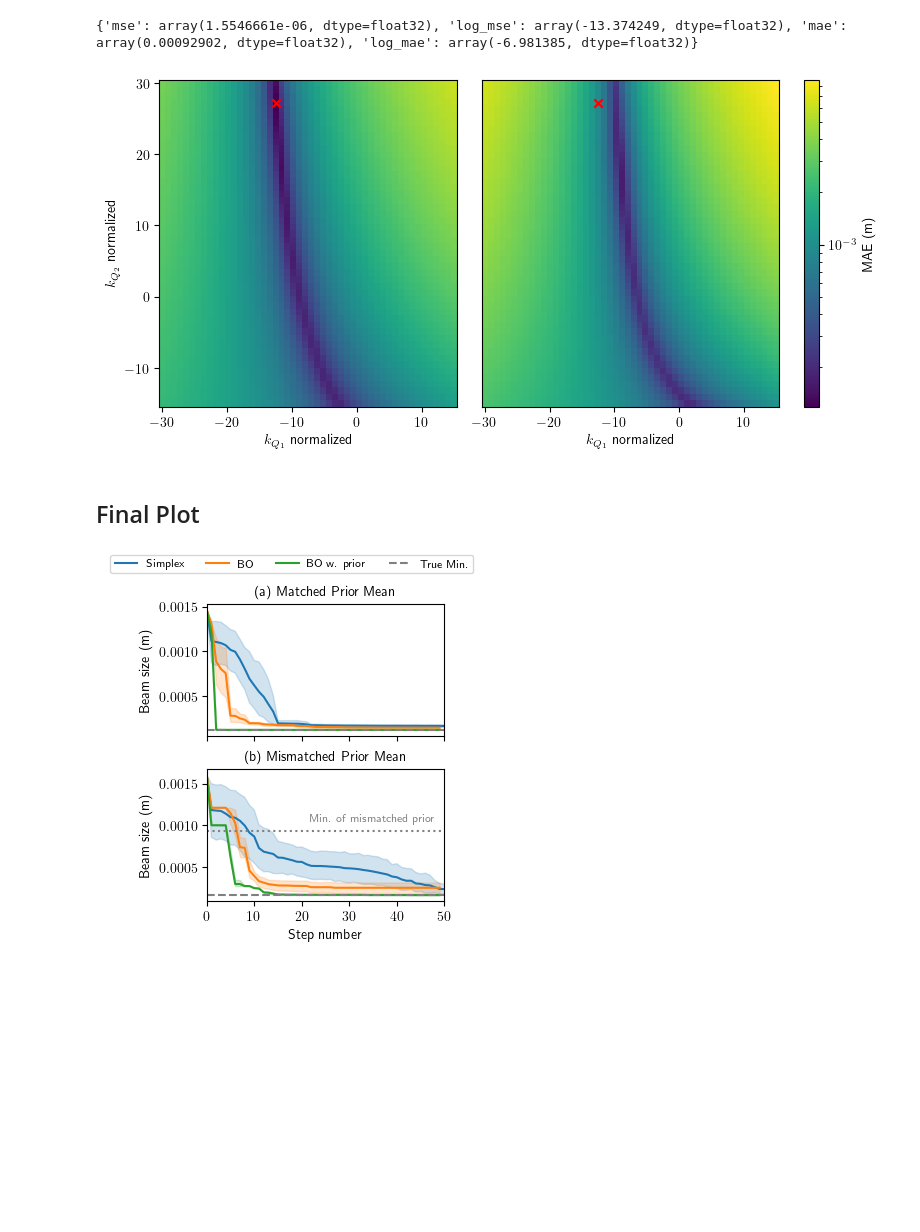
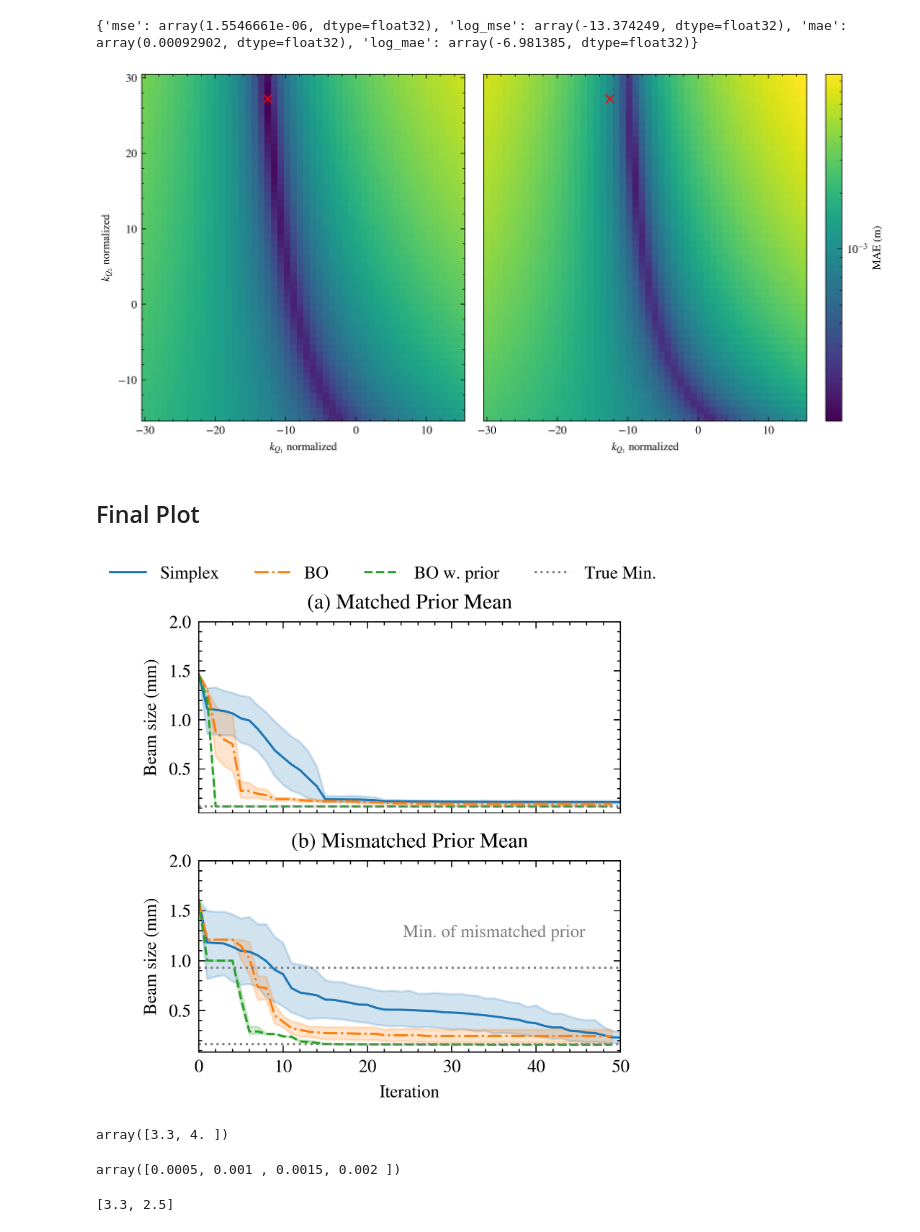
Before and after one commit to desy-ml/cheetah-demos, a Jupyter notebook: bo_prior/plot_bo_cheetah_result.ipynb, the cells around one changed output. Cells and saved outputs as stored; diff of their text form; code cells hidden in the pictures; blank space fills up the shorter version.

Commit message:
Update plotting style

```diff
--- a/bo_prior/plot_bo_cheetah_result.ipynb
+++ b/bo_prior/plot_bo_cheetah_result.ipynb
@@ -13,19 +14,7 @@ import pandas as pd
-# %%
-# Plotting Styles
-
-plt.rcParams.update(
-    {
-        "text.usetex": True,
-        "font.family": "sans-serif",
-        "font.sans-serif": ["Arial"],
-        "axes.titlesize": 10,
-        "axes.labelsize": 10,
-        "legend.fontsize": 8,
-    }
-)
-inches_per_pt = 1.0/72.27
-line_width = 214.7352
-fig_width = line_width*inches_per_pt
+# %%
+# Plotting Styles
+colors = plt.rcParams["axes.prop_cycle"].by_key()["color"]
+plt.style.use(["science", "ieee", "no-latex"])
 # %%
 # Load Data
 df_nm = pd.read_csv("data/NM_matched.csv")
@@ -108,42 +97,59 @@ for ax in axes[:2]:
 plt.colorbar(cbar, cax=axes[2], label="MAE (m)")
 fig.tight_layout()
 # %% [output]
-[figure, old version]
+[figure, new version]
 # %% [markdown]
 ## Final Plot
 # %%
 #
-fig, [ax1, ax2] = plt.subplots(2, 1, figsize=(fig_width, fig_width*1.3), sharex=True)
+figsize = list(plt.rcParams["figure.figsize"])
+figsize[1] *= 1.4
+fig, [ax1, ax2] = plt.subplots(2, 1,figsize=figsize, sharex=True)
 
 # Matched Case
-sns.lineplot(data=df_nm, x="step", y="best_mae", ax=ax1, label="Simplex")
-sns.lineplot(data=df_bo_matched, x="step", y="best_mae", ax=ax1, label="BO")
-sns.lineplot(data=df_bo_prior_matched, x="step", y="best_mae", ax=ax1, label="BO w. prior")
-ax1.axhline(y=Z.min(), color="grey", linestyle="--", label="True Min.")
+sns.lineplot(data=df_nm, x="step", y="best_mae", ax=ax1, label="Simplex", color=colors[0], ls="-")
+sns.lineplot(data=df_bo_matched, x="step", y="best_mae", ax=ax1, label="BO", color=colors[1], ls="-.")
+sns.lineplot(data=df_bo_prior_matched, x="step", y="best_mae", ax=ax1, label="BO w. prior", color=colors[2], ls="--")
+ax1.axhline(y=Z.min(), color="grey", linestyle=":", label="True Min.")
 
 # Mis-matched Case
-sns.lineplot(data=df_nm_mismatched, x="step", y="best_mae", ax=ax2, label="Simplex")
-sns.lineplot(data=df_bo_mismatched, x="step", y="best_mae", ax=ax2, label="BO")
-sns.lineplot(data=df_bo_prior_mismatched, x="step", y="best_mae", ax=ax2, label="BO w. prior")
+sns.lineplot(data=df_nm_mismatched, x="step", y="best_mae", ax=ax2, label="Simplex", color=colors[0], ls="-")
+sns.lineplot(data=df_bo_mismatched, x="step", y="best_mae", ax=ax2, label="BO", color=colors[1], ls="-.")
+sns.lineplot(data=df_bo_prior_mismatched, x="step", y="best_mae", ax=ax2, label="BO w. prior", color=colors[2], ls="--")
 ax2.axhline(y=best_original_in_mismatched["mae"], color="grey", linestyle=":", label="Mismatched Min.")
-ax2.axhline(y=Z_mismatched.min(), color="grey", linestyle="--", label="True Min.")
+ax2.axhline(y=Z_mismatched.min(), color="grey", linestyle=":", label="True Min.")
 ax2.text(0.7, 0.6, "Min. of mismatched prior", transform=ax2.transAxes, color="grey", ha="center", fontdict={"size": 8})
 
 ax1.set_title("(a) Matched Prior Mean")
 ax2.set_title("(b) Mismatched Prior Mean")
 
 for ax in [ax1, ax2]:
-    ax.set_ylabel("Beam size (m)")
+    yticks = ax.get_yticks()[1:]
+    ax.set_yticks(ticks=yticks)
+    ax.set_yticklabels(labels=1000 * yticks)
+    ax.set_ylabel("Beam size (mm)")
     ax.set_xlim(0, 50)
     ax.get_legend().remove()
-ax2.set_xlabel("Step number")
+ax2.set_xlabel("Iteration")
 
 # align y label
 fig.align_ylabels()
 handles, labels = ax1.get_legend_handles_labels()
 # Plot the legend vertically on the right side of the plot
 fig.legend(handles, labels, loc='upper right', ncols=4)
 fig.subplots_adjust(top=0.87, bottom=0.1, left=0.1, right=0.9, hspace=0.25)
 fig.savefig("../figures/bo_cheetah_prior_result.pdf", bbox_inches="tight")
 # %% [output]
-[figure, old version]
+[figure, new version]
+# %%
+fig.get_size_inches()
+# %% [output]
+array([3.3, 4. ])
+# %%
+ax.get_yticks()
+# %% [output]
+array([0.0005, 0.001 , 0.0015, 0.002 ])
+# %%
+plt.rcParams["figure.figsize"]
+# %% [output]
+[3.3, 2.5]
```
Also changed, not shown: parts of 1 cell of this notebook, 1 other file.
